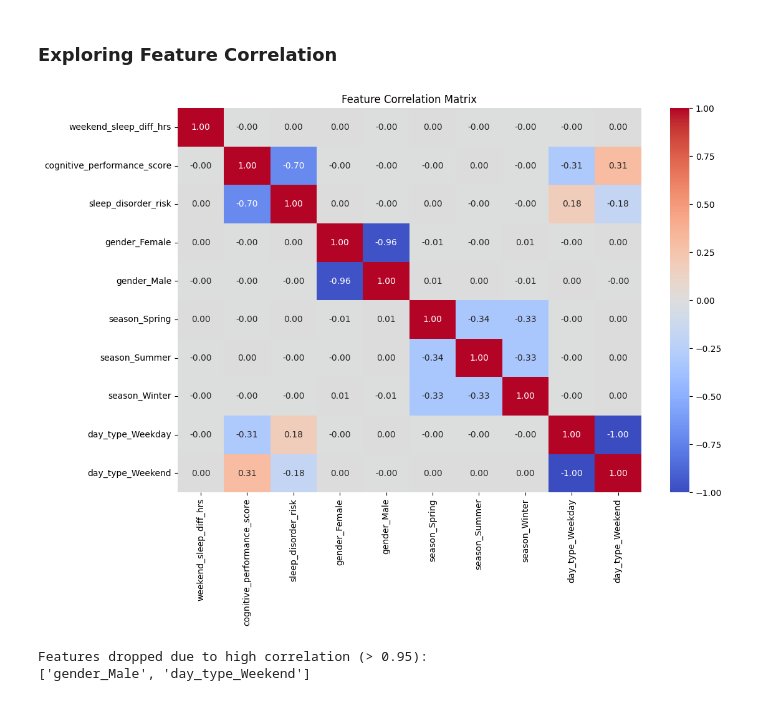
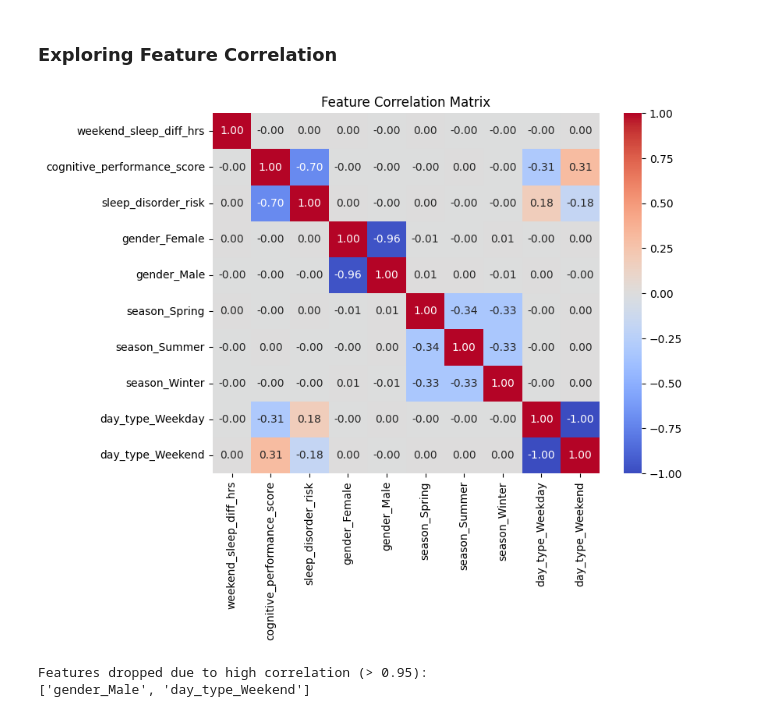
Before and after one commit to neeeal/MSCS-TIPQC, a Jupyter notebook: PSMDSSC 103/final_project/ML_Final_Req_Baseline_and_Optimized_ANN (1) - Copy.ipynb, the cells around one changed output. Drawn from its saved outputs; the diff is of its cells as text; code cells hidden in the pictures.

```diff
--- a/PSMDSSC 103/final_project/ML_Final_Req_Baseline_and_Optimized_ANN (1) - Copy.ipynb
+++ b/PSMDSSC 103/final_project/ML_Final_Req_Baseline_and_Optimized_ANN (1) - Copy.ipynb
@@ -322,15 +322,15 @@ The columns of the dataset were transformed depending on their nominal or ordina
 # %%
 # Select the first 10 and last 10 columns
 selected_columns = list(X_train_encoded.columns[20:25]) + list(X_train_encoded.columns[-5:])
 
 # Correlation matrix to assess feature redundancy
-plt.figure(figsize=(12,8))
+plt.figure(figsize=(8,6))
 correlation_matrix = X_train_encoded[selected_columns].corr()
 sns.heatmap(correlation_matrix, annot=True, cmap='coolwarm', fmt=".2f")
 plt.title('Feature Correlation Matrix')
 plt.show()
 # %% [output]
-[figure, old version]
+[figure, new version]
 # %%
 import numpy as np
 # Calculate the absolute correlation matrix
```
Also changed, not shown: 1 other file.
